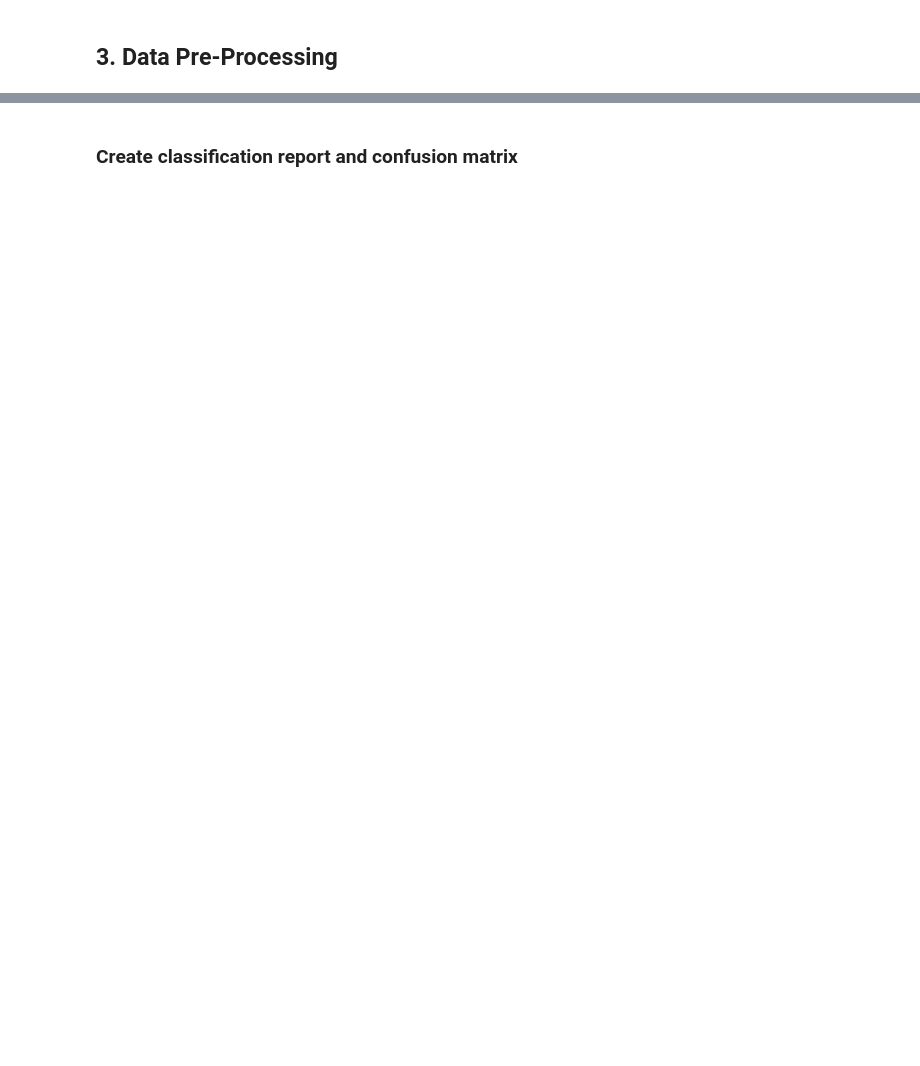
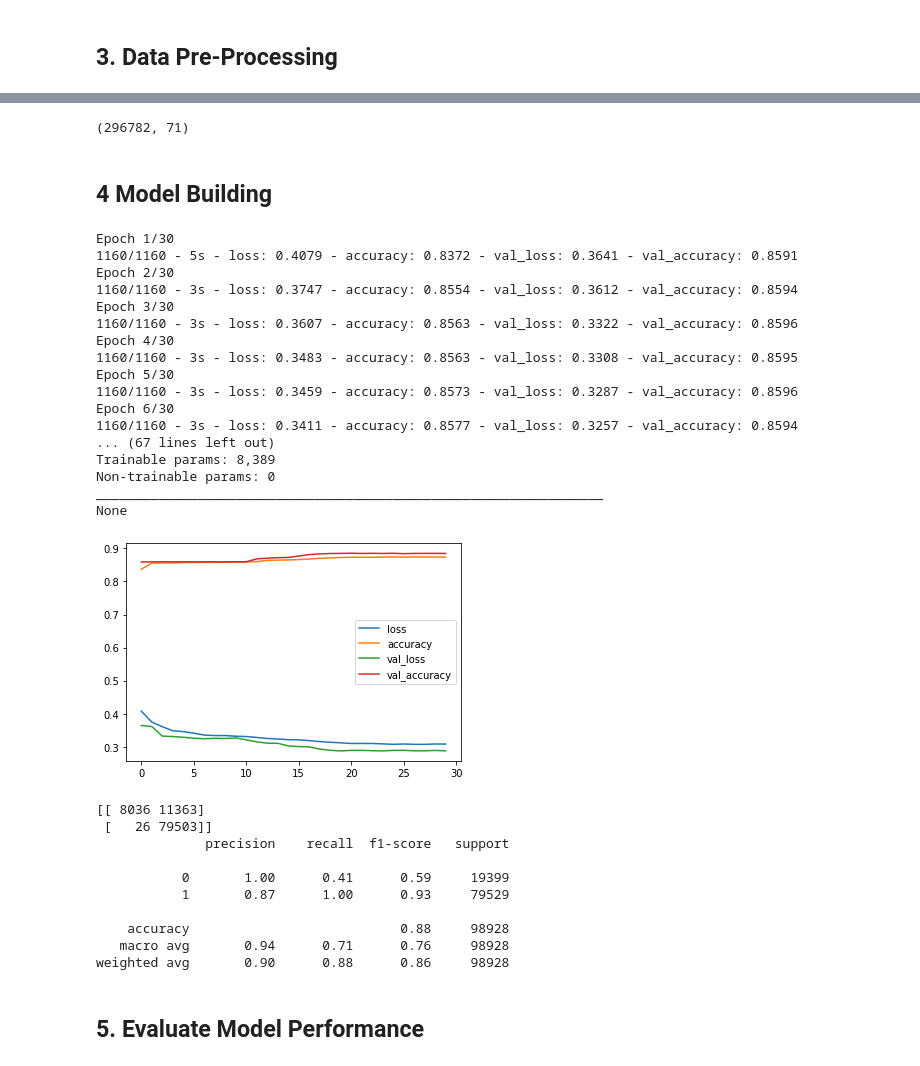
Before and after one commit to Sam-Power/031_dl_loan_status, a Jupyter notebook: 031_dl_loan_status.ipynb, the cells around one changed output, grey strips where cells are left out. Cells and saved outputs as stored; diff of their text form; code cells hidden in the pictures; blank space fills up the shorter version.

```diff
--- a/031_dl_loan_status.ipynb
+++ b/031_dl_loan_status.ipynb
@@ -1179 +1318,6 @@ We can make it easier for optimization algorithms to find minimas by normalizing
+# %%
+from sklearn.model_selection import train_test_split
+X = df.drop('loan_status',axis=1).values # For Keras we need arrays not dataframe.
+y = df['loan_status'].values # For Keras we need arrays not dataframe.
+X_train, X_test, y_train, y_test = train_test_split(X,y,test_size=0.25,random_state=42,stratify = y)
 # %% [markdown]
@@ -1240,2 +1325,11 @@ Ideally, the loss is expected to go to zero and the accuracy to 1.0 (e.g. 100%).
-# %% [markdown]
-### Create classification report and confusion matrix
+# %%
+from sklearn.preprocessing import MinMaxScaler
+scaler = MinMaxScaler()
+X_train = scaler.fit_transform(X_train)
+X_test = scaler.transform(X_test)
+# %%
+X_train.shape
+# %% [output]
+(296782, 71)
+# %% [markdown]
+## 4 Model Building
@@ -1241,0 +1342,59 @@ Ideally, the loss is expected to go to zero and the accuracy to 1.0 (e.g. 100%).
+# %%
+model = Sequential()
+model.add(Dense(71,activation='relu')) #Input Layer and HIdden Layer 1
+model.add(Dropout(0.5)) # yuzde 50 kullanmicak
+model.add(Dense(36,activation='relu')) #HIdden Layer 2
+model.add(Dropout(0.3)) # yuzde 50 kullanmicak
+model.add(Dense(18,activation='relu')) #HIdden Layer 3
+model.add(Dropout(0.2)) # yuzde 50 kullanmicak
+model.add(Dense(1,activation='sigmoid')) #Outpur Layer
+
+opt=Adam(lr=0.003)
+early_stop = EarlyStopping(monitor='val_loss', mode='min', verbose=1 , patience = 15)
+model.compile(optimizer=opt, loss='binary_crossentropy', metrics=['accuracy'])
+
+#model.fit(X_train, y_train, batch_size=128, epochs=30, validation_data = [X_test, y_test],verbose=1, callbacks=early_stop)
+#model.fit(X_train, y_train, batch_size=128, epochs=30, validation_data = [X_test, y_test],verbose=1)
+model.fit(X_train, y_train, epochs = 30 ,batch_size=256, validation_data = (X_test, y_test), verbose =1)
+
+print(model.summary())
+
+losses = pd.DataFrame(model.history.history)
+losses.plot()
+plt.show()
+
+y_pred = model.predict_classes(X_test)
+from sklearn.metrics import classification_report, confusion_matrix
+print(confusion_matrix(y_test,y_pred))
+print(classification_report(y_test,y_pred))
+# %% [output]
+Epoch 1/30
+1160/1160 - 5s - loss: 0.4079 - accuracy: 0.8372 - val_loss: 0.3641 - val_accuracy: 0.8591
+Epoch 2/30
+1160/1160 - 3s - loss: 0.3747 - accuracy: 0.8554 - val_loss: 0.3612 - val_accuracy: 0.8594
+Epoch 3/30
+1160/1160 - 3s - loss: 0.3607 - accuracy: 0.8563 - val_loss: 0.3322 - val_accuracy: 0.8596
+Epoch 4/30
+1160/1160 - 3s - loss: 0.3483 - accuracy: 0.8563 - val_loss: 0.3308 - val_accuracy: 0.8595
+Epoch 5/30
+1160/1160 - 3s - loss: 0.3459 - accuracy: 0.8573 - val_loss: 0.3287 - val_accuracy: 0.8596
+Epoch 6/30
+1160/1160 - 3s - loss: 0.3411 - accuracy: 0.8577 - val_loss: 0.3257 - val_accuracy: 0.8594
+... (67 lines left out)
+Trainable params: 8,389
+Non-trainable params: 0
+_________________________________________________________________
+None
+[figure, added]
+[[ 8036 11363]
+ [   26 79503]]
+              precision    recall  f1-score   support
+
+           0       1.00      0.41      0.59     19399
+           1       0.87      1.00      0.93     79529
+
+    accuracy                           0.88     98928
+   macro avg       0.94      0.71      0.76     98928
+weighted avg       0.90      0.88      0.86     98928
+# %% [markdown]
+## 5. Evaluate Model Performance
```
Also changed, not shown: parts of 36 cells of this notebook.
